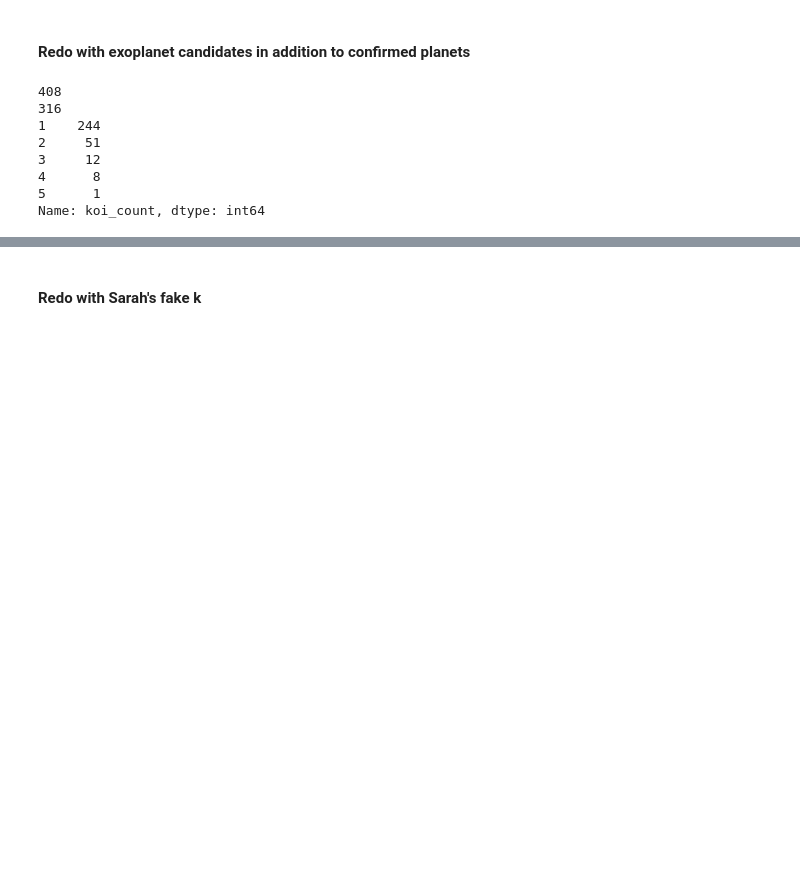
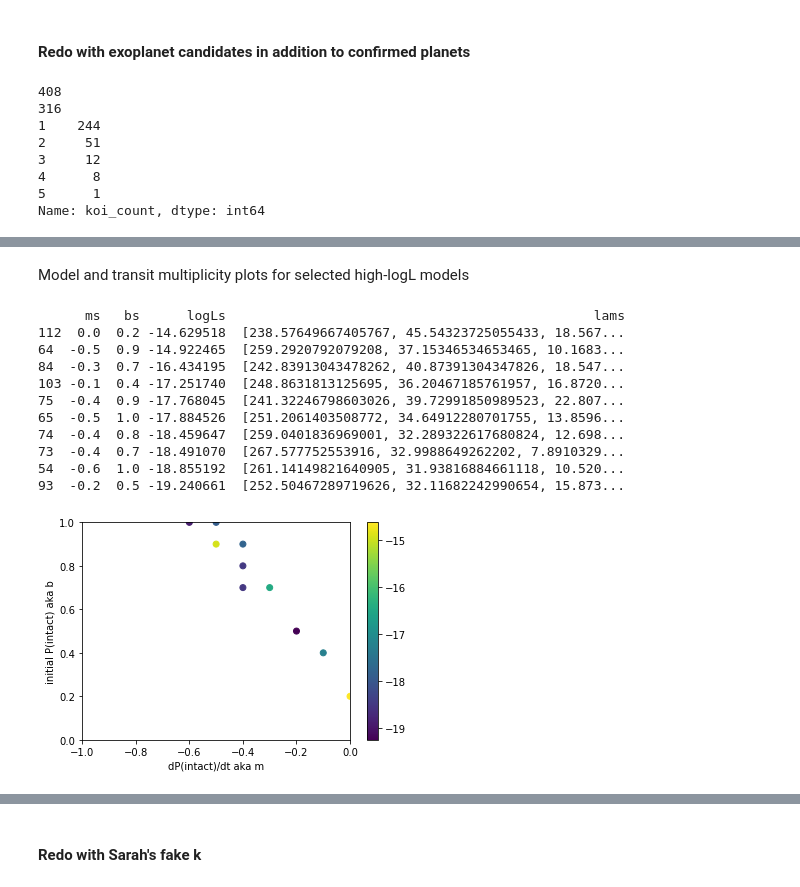
Before and after one commit to exoclam/sculpting, a Jupyter notebook: grid-loglikelihood.ipynb, the cells around one changed output, grey strips where cells are left out. Cells and saved outputs as stored; diff of their text form; code cells hidden in the pictures; blank space fills up the shorter version.

```diff
--- a/grid-loglikelihood.ipynb
+++ b/grid-loglikelihood.ipynb
@@ -799,0 +916,25 @@ plt.show()
+# %% [markdown]
+Model and transit multiplicity plots for selected high-logL models
+# %%
+print(df.sort_values(['logLs'], ascending=False).head(n=10))
+top_df = df.sort_values(['logLs'], ascending=False).head(n=10)
+plt.scatter(top_df.ms.to_list(), top_df.bs.to_list(), c=top_df.logLs.to_list())
+plt.ylabel('initial P(intact) aka b')
+plt.xlabel('dP(intact)/dt aka m')
+plt.ylim(0., 1.)
+plt.xlim(-1., 0.)
+plt.colorbar()
+plt.show()
+# %% [output]
+      ms   bs      logLs                                               lams
+112  0.0  0.2 -14.629518  [238.57649667405767, 45.54323725055433, 18.567...
+64  -0.5  0.9 -14.922465  [259.2920792079208, 37.15346534653465, 10.1683...
+84  -0.3  0.7 -16.434195  [242.83913043478262, 40.87391304347826, 18.547...
+103 -0.1  0.4 -17.251740  [248.8631813125695, 36.20467185761957, 16.8720...
+75  -0.4  0.9 -17.768045  [241.32246798603026, 39.72991850989523, 22.807...
+65  -0.5  1.0 -17.884526  [251.2061403508772, 34.64912280701755, 13.8596...
+74  -0.4  0.8 -18.459647  [259.0401836969001, 32.289322617680824, 12.698...
+73  -0.4  0.7 -18.491070  [267.577752553916, 32.9988649262202, 7.8910329...
+54  -0.6  1.0 -18.855192  [261.14149821640905, 31.93816884661118, 10.520...
+93  -0.2  0.5 -19.240661  [252.50467289719626, 32.11682242990654, 15.873...
+[figure, added]
```
Also changed, not shown: parts of 25 cells of this notebook.
